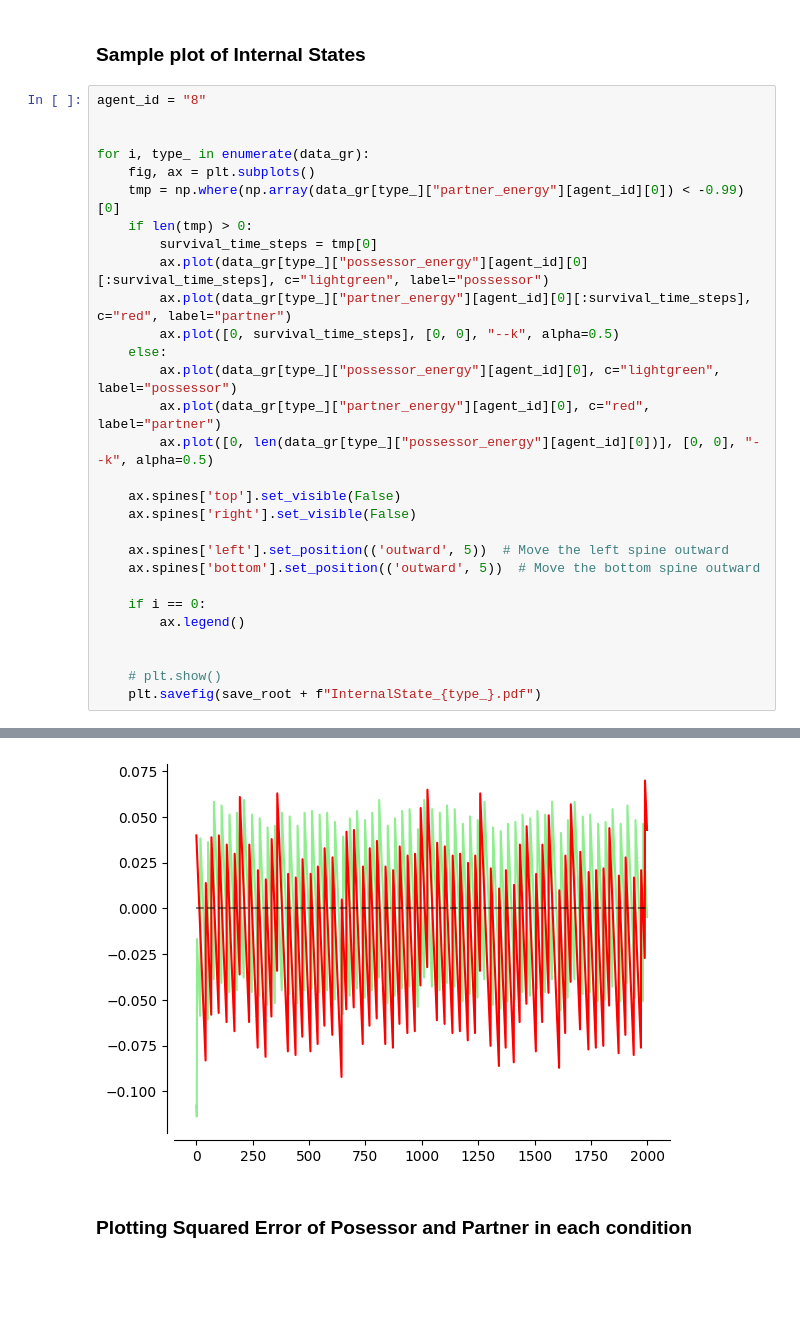
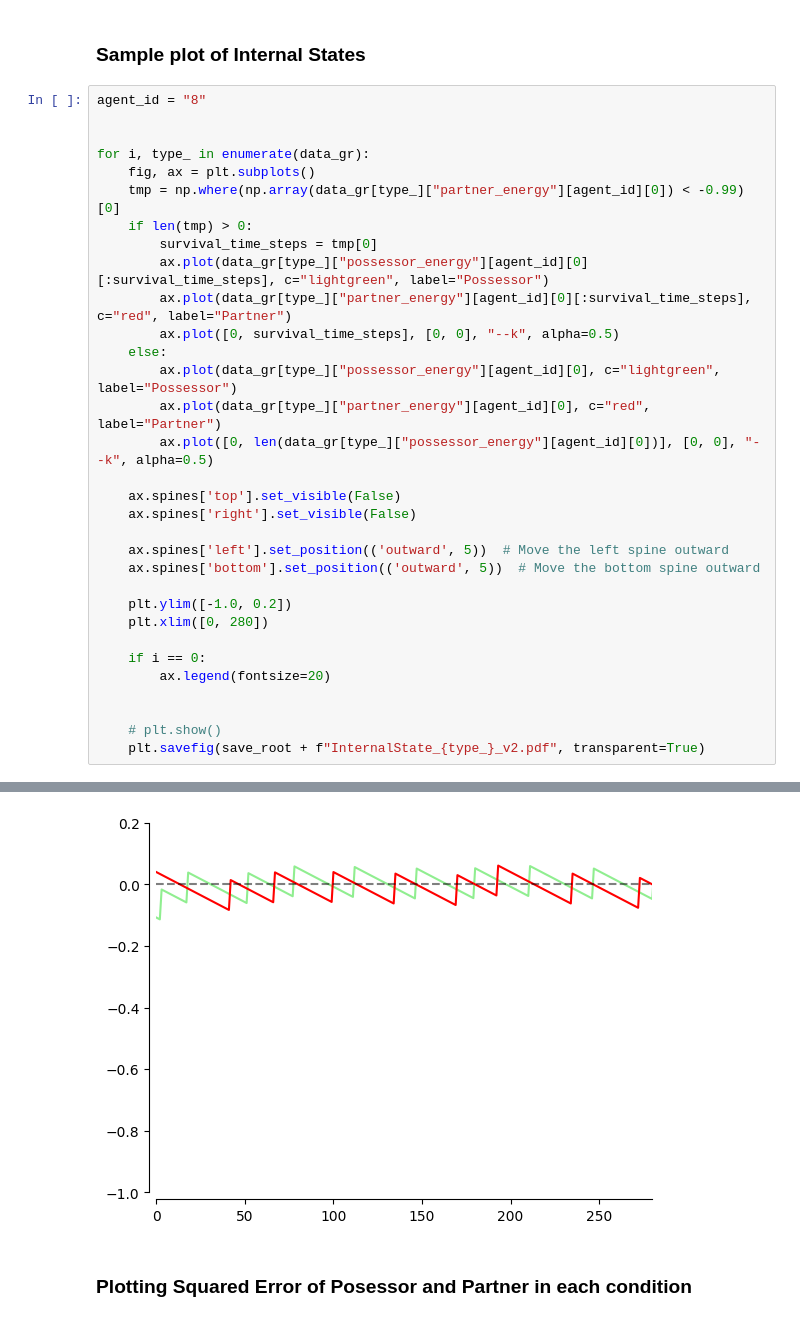
Before and after one commit to ugo-nama-kun/train_tiny_empathy, a Jupyter notebook: analysis.ipynb, the cells around one changed output, grey strips where cells are left out. Cells and saved outputs as stored; diff of their text form; blank space fills up the shorter version.

```diff
--- a/analysis.ipynb
+++ b/analysis.ipynb
@@ -213,12 +214,12 @@ for i, type_ in enumerate(data_gr):
     tmp = np.where(np.array(data_gr[type_]["partner_energy"][agent_id][0]) < -0.99)[0]
     if len(tmp) > 0:
         survival_time_steps = tmp[0]
-        ax.plot(data_gr[type_]["possessor_energy"][agent_id][0][:survival_time_steps], c="lightgreen", label="possessor")
-        ax.plot(data_gr[type_]["partner_energy"][agent_id][0][:survival_time_steps], c="red", label="partner")
+        ax.plot(data_gr[type_]["possessor_energy"][agent_id][0][:survival_time_steps], c="lightgreen", label="Possessor")
+        ax.plot(data_gr[type_]["partner_energy"][agent_id][0][:survival_time_steps], c="red", label="Partner")
         ax.plot([0, survival_time_steps], [0, 0], "--k", alpha=0.5)
     else:
-        ax.plot(data_gr[type_]["possessor_energy"][agent_id][0], c="lightgreen", label="possessor")
-        ax.plot(data_gr[type_]["partner_energy"][agent_id][0], c="red", label="partner")
+        ax.plot(data_gr[type_]["possessor_energy"][agent_id][0], c="lightgreen", label="Possessor")
+        ax.plot(data_gr[type_]["partner_energy"][agent_id][0], c="red", label="Partner")
         ax.plot([0, len(data_gr[type_]["possessor_energy"][agent_id][0])], [0, 0], "--k", alpha=0.5)
 
     ax.spines['top'].set_visible(False)
@@ -227,10 +228,13 @@ for i, type_ in enumerate(data_gr):
     ax.spines['left'].set_position(('outward', 5))  # Move the left spine outward
     ax.spines['bottom'].set_position(('outward', 5))  # Move the bottom spine outward
 
+    plt.ylim([-1.0, 0.2])
+    plt.xlim([0, 280])
+
     if i == 0:
-        ax.legend()
+        ax.legend(fontsize=20)
 
 
     # plt.show()
-    plt.savefig(save_root + f"InternalState_{type_}.pdf")
+    plt.savefig(save_root + f"InternalState_{type_}_v2.pdf", transparent=True)
 # %% [output]
@@ -240,4 +244,4 @@ for i, type_ in enumerate(data_gr):
-[figure, old version]
+[figure, new version]
 # %% [markdown]
 ### Plotting Squared Error of Posessor and Partner in each condition
 # %%
```
Also changed, not shown: parts of 6 cells of this notebook, 7 other files.
